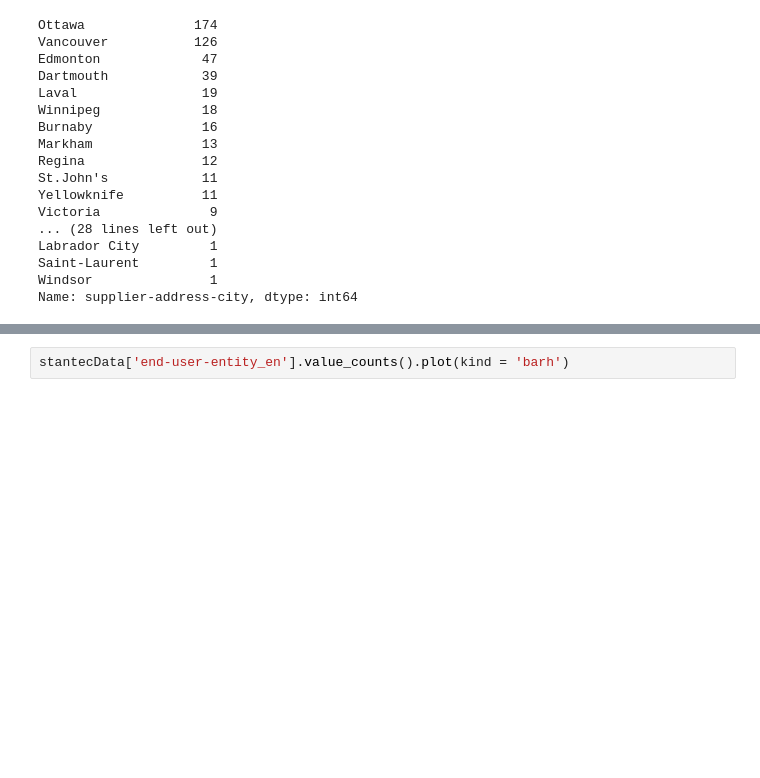
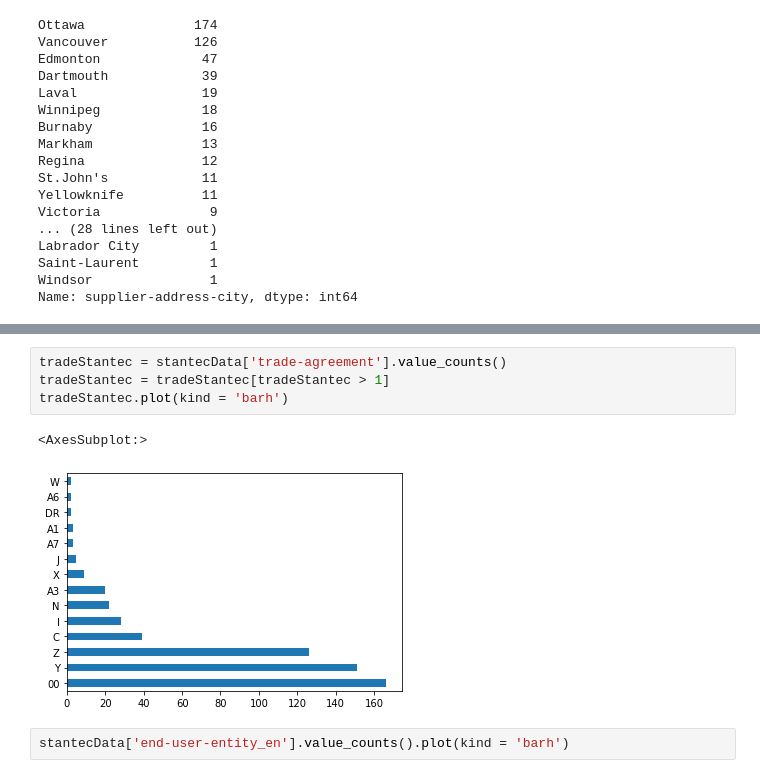
Before and after one commit to Alana11111/CIND820-Capstone-Project-Government-Supplier-Prediction-Project, a Jupyter notebook: CIND820 Capstone Project_Government Supplier Prediction Project.ipynb, the cells around one changed output, grey strips where cells are left out. Cells and saved outputs as stored; diff of their text form; blank space fills up the shorter version.

```diff
--- a/CIND820 Capstone Project_Government Supplier Prediction Project.ipynb
+++ b/CIND820 Capstone Project_Government Supplier Prediction Project.ipynb
@@ -962,3 +976,10 @@ Name: supplier-address-city, dtype: int64
+# %%
+tradeStantec = stantecData['trade-agreement'].value_counts()
+tradeStantec = tradeStantec[tradeStantec > 1]
+tradeStantec.plot(kind = 'barh')
+# %% [output]
+<AxesSubplot:>
+[figure, added]
 # %%
 stantecData['end-user-entity_en'].value_counts().plot(kind = 'barh')
 # %% [output]
```
Also changed, not shown: parts of 117 cells of this notebook, 4 other files.
